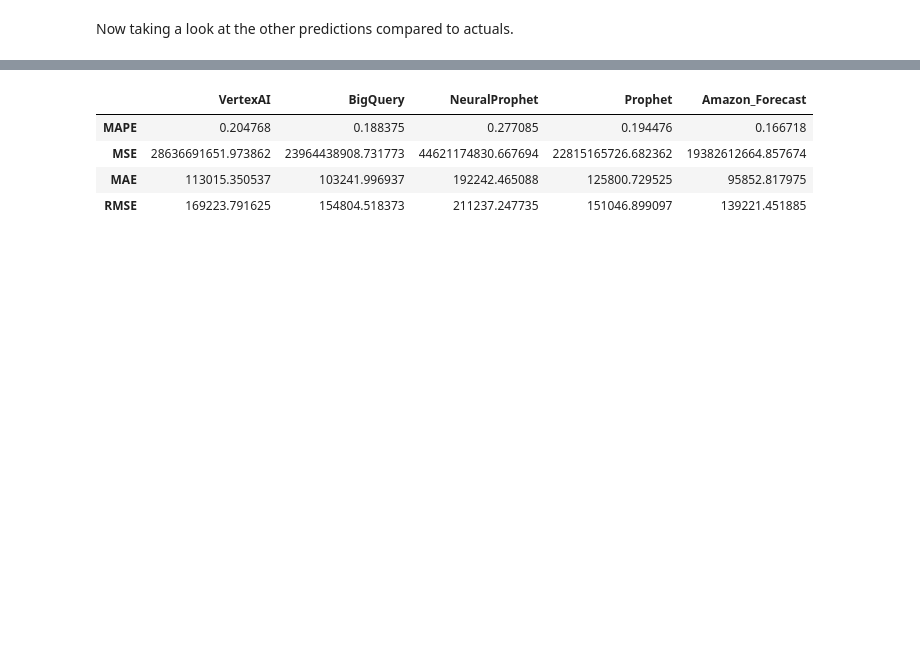
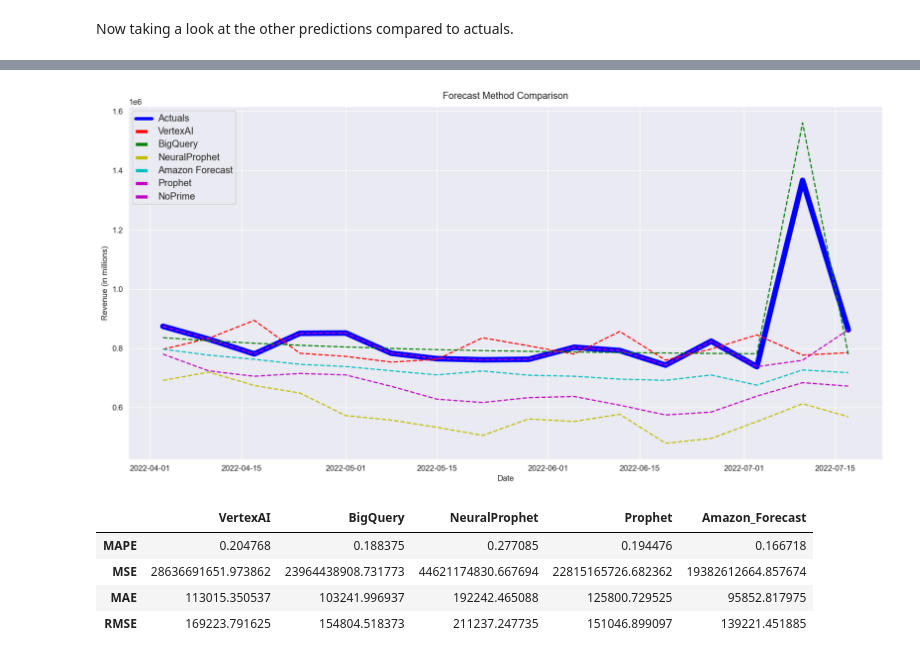
Before and after one commit to NA-Git/Bayesian_Methods, a Jupyter notebook: attribution/TimeSeries/amazon_ts.ipynb, the cells around one changed output, grey strips where cells are left out. Saved outputs shown, nothing was run; the diff lists cells and outputs as text; code cells hidden in the pictures; blank space fills up the shorter version.

```diff
--- a/attribution/TimeSeries/amazon_ts.ipynb
+++ b/attribution/TimeSeries/amazon_ts.ipynb
@@ -444,3 +453,24 @@ plt.show()
+# %%
+fig = plt.figure(figsize=(17, 8))
+ax  = fig.add_subplot(111)
+ax.plot(x, Actuals, c='b', label='Actuals', linewidth=7)
+ax.plot(x, VertexAI, c='r', linestyle='dashed',  label='VertexAI')
+ax.plot(x, BigQuery, c='g', linestyle='dashed', label='BigQuery')
+ax.plot(x, NeuralProphet, c='y', linestyle='dashed', label='NeuralProphet')
+ax.plot(x, Forecast, c='c', linestyle='dashed', label='Amazon Forecast')
+ax.plot(x, Prophet, c='m', linestyle='dashed', label='Prophet')
+ax.plot(x, NoPrime, c='m', linestyle='dashed', label='NoPrime')
+leg = plt.legend()
+leg_lines = leg.get_lines()
+leg_texts = leg.get_texts()
+plt.setp(leg_lines, linewidth=4)
+plt.setp(leg_texts, fontsize='large')
+plt.xlabel('Date')
+plt.ylabel('Revenue (in millions)')
+plt.title('Forecast Method Comparison')
+plt.show()
+# %% [output]
+[figure, added]
 # %%
 dataframe = pd.DataFrame(error_frame)
 dataframe.style.highlight_min(axis=1, color= 'blue')
```
Also changed, not shown: parts of 24 cells of this notebook.
